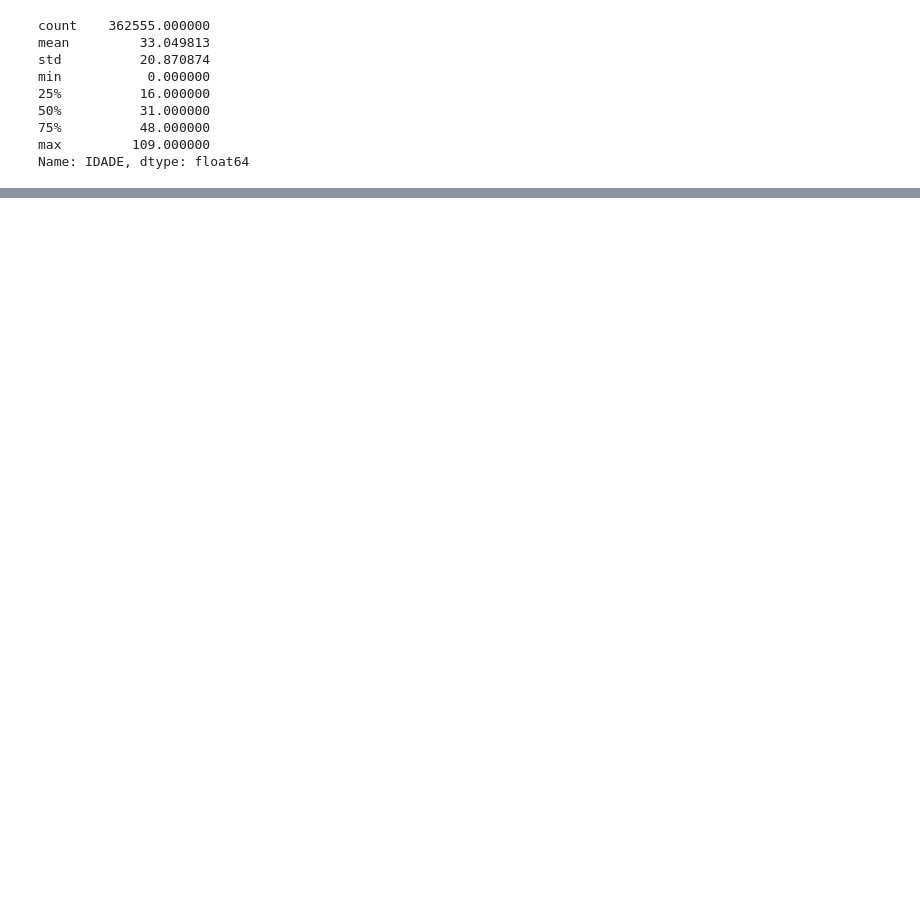
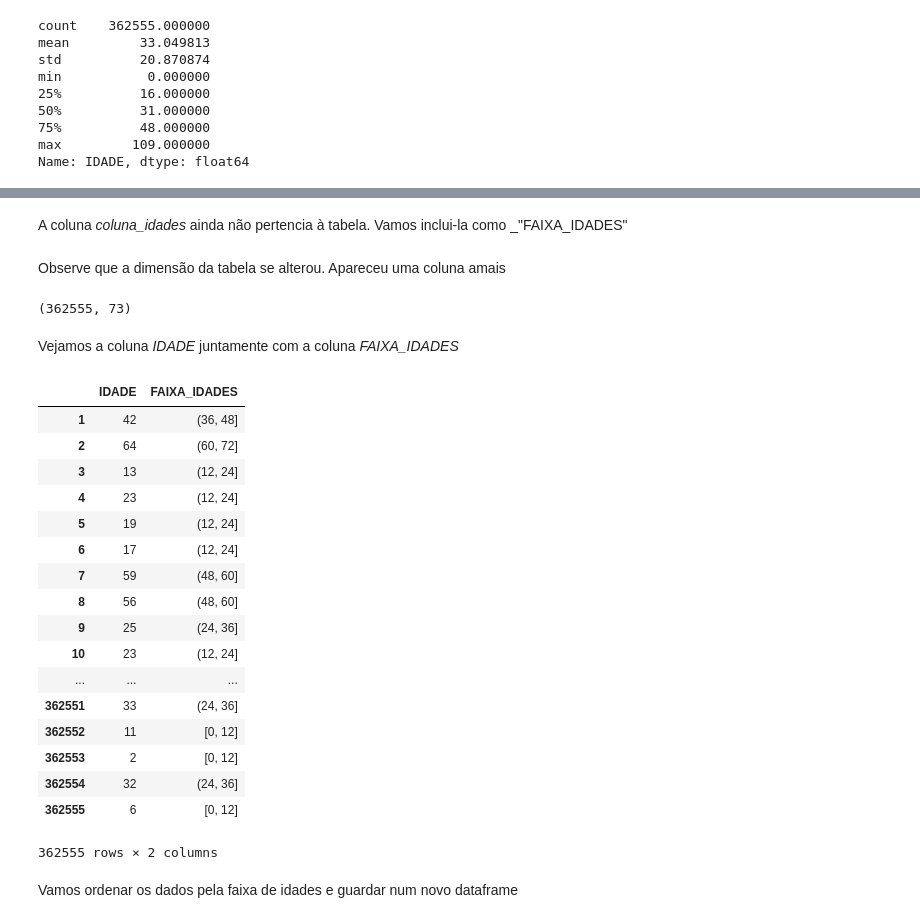
Before and after one commit to Aryo80/data_science, a Jupyter notebook: aula2/aula2_leitura_PNAD.ipynb, the cells around one changed output, grey strips where cells are left out. Cells and saved outputs as stored; diff of their text form; code cells hidden in the pictures; blank space fills up the shorter version.

```diff
--- a/aula2/aula2_leitura_PNAD.ipynb
+++ b/aula2/aula2_leitura_PNAD.ipynb
@@ -125,0 +123,2 @@ dados[(dados.IDADE >= 18)  & (dados.IDADE < 35)]
+# %%
+bins = list(range(0,120,12))
@@ -125,0 +133,2 @@ dados[(dados.IDADE >= 18)  & (dados.IDADE < 35)]
+# %%
+coluna_idades = pd.cut(dados.IDADE, bins, include_lowest=True)
@@ -125,0 +161,35 @@ dados[(dados.IDADE >= 18)  & (dados.IDADE < 35)]
+# %% [markdown]
+A coluna _coluna_idades_ ainda não pertencia à tabela. Vamos inclui-la como _"FAIXA_IDADES"
+# %%
+dados["FAIXA_IDADES"] = coluna_idades
+# %% [markdown]
+Observe que a dimensão da tabela se alterou. Apareceu uma coluna  amais
+# %%
+dados.shape
+# %% [output]
+(362555, 73)
+# %% [markdown]
+Vejamos a coluna _IDADE_ juntamente com a coluna _FAIXA_IDADES_
+# %%
+dados.loc[:,("IDADE", "FAIXA_IDADES")]
+# %% [output]
+|  | IDADE | FAIXA_IDADES |
+| 1 | 42 | (36, 48] |
+| 2 | 64 | (60, 72] |
+| 3 | 13 | (12, 24] |
+| 4 | 23 | (12, 24] |
+| 5 | 19 | (12, 24] |
+| 6 | 17 | (12, 24] |
+| 7 | 59 | (48, 60] |
+| 8 | 56 | (48, 60] |
+| 9 | 25 | (24, 36] |
+| 10 | 23 | (12, 24] |
+| ... | ... | ... |
+| 362551 | 33 | (24, 36] |
+| 362552 | 11 | [0, 12] |
+| 362553 | 2 | [0, 12] |
+| 362554 | 32 | (24, 36] |
+| 362555 | 6 | [0, 12] |
+362555 rows × 2 columns
+# %% [markdown]
+Vamos ordenar os dados pela faixa de idades e guardar num novo dataframe
```
Also changed, not shown: parts of 25 cells of this notebook, 1 other file.
